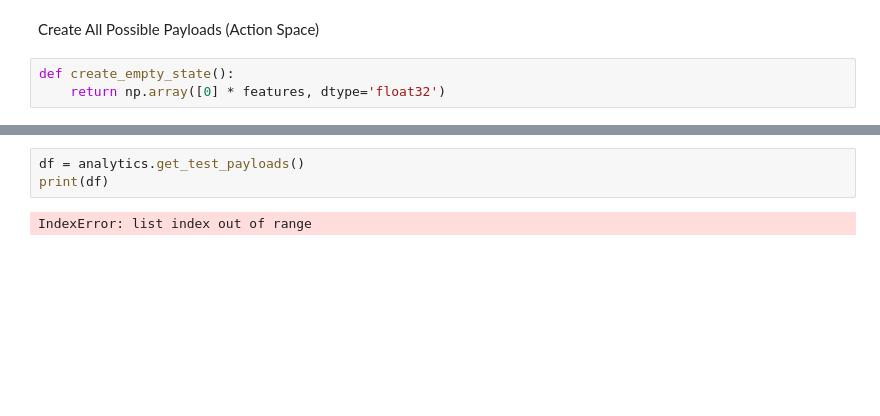
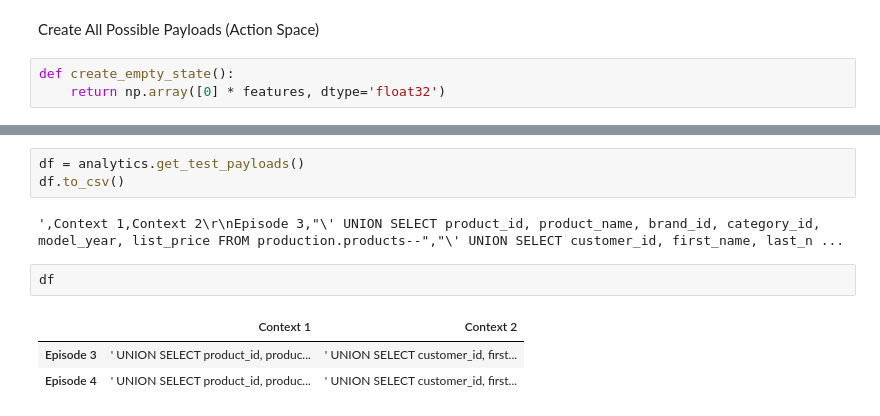
Before and after one commit to ilija-jankovic/sqli_rl, a Jupyter notebook: sqli_rl.ipynb, the cells around one changed output, grey strips where cells are left out. Cells and saved outputs as stored; diff of their text form; blank space fills up the shorter version.

```diff
--- a/sqli_rl.ipynb
+++ b/sqli_rl.ipynb
@@ -706,5 +714,11 @@ analytics.plot_context_timings()
 # %%
 df = analytics.get_test_payloads()
-print(df)
+df.to_csv()
 # %% [output]
-IndexError: list index out of range
+',Context 1,Context 2\r\nEpisode 3,"\' UNION SELECT product_id, product_name, brand_id, category_id, model_year, list_price FROM production.products--","\' UNION SELECT customer_id, first_name, last_n ...
+# %%
+df
+# %% [output]
+|  | Context 1 | Context 2 |
+| Episode 3 | ' UNION SELECT product_id, produc... | ' UNION SELECT customer_id, first... |
+| Episode 4 | ' UNION SELECT product_id, produc... | ' UNION SELECT customer_id, first... |
```
Also changed, not shown: parts of 7 cells of this notebook.
